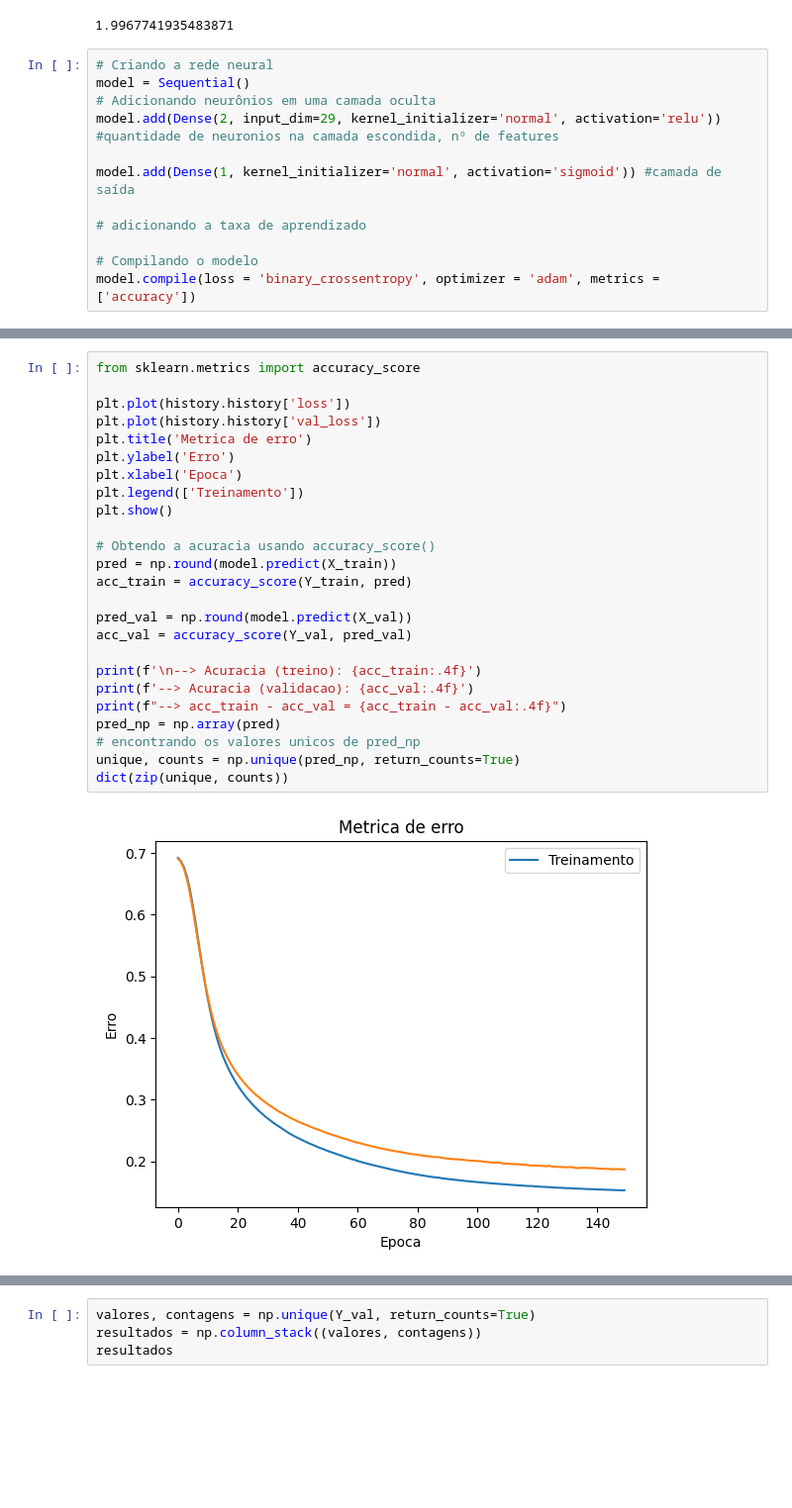
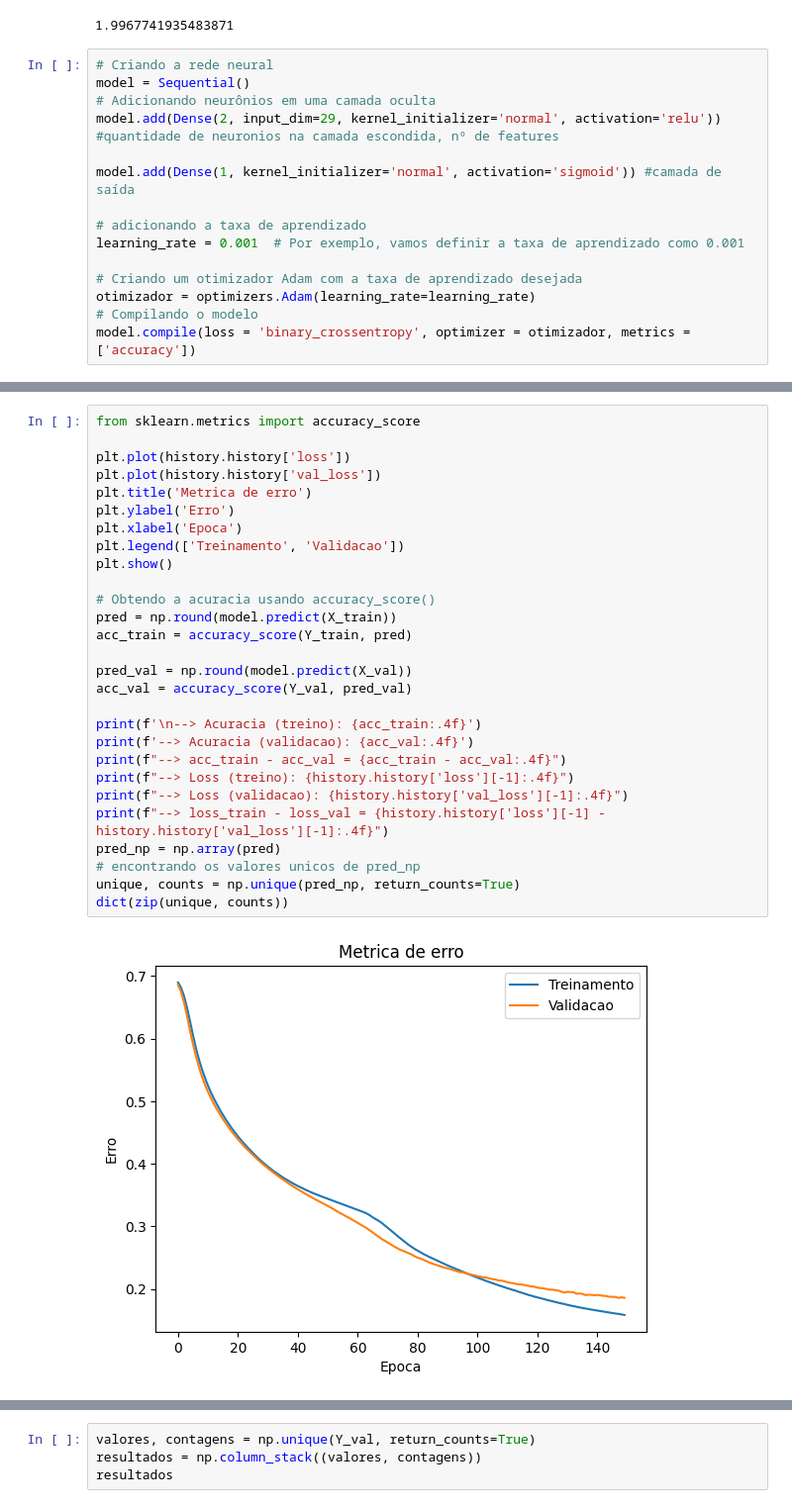
Before and after one commit to HodricVieira/Reconhecimento-de-digitos-ML-2023.2, a Jupyter notebook: Projeto 2.1/rede_neural.ipynb, the cells around one changed output, grey strips where cells are left out. Shown at 99% size. Drawn from its saved outputs; the diff is of its cells as text; blank space fills up the shorter version.

```diff
--- a/Projeto 2.1/rede_neural.ipynb
+++ b/Projeto 2.1/rede_neural.ipynb
@@ -95,9 +125,12 @@ model.add(Dense(2, input_dim=29, kernel_initializer='normal', activation='relu')
 model.add(Dense(1, kernel_initializer='normal', activation='sigmoid')) #camada de saída
 
 # adicionando a taxa de aprendizado
+learning_rate = 0.001  # Por exemplo, vamos definir a taxa de aprendizado como 0.001
 
+# Criando um otimizador Adam com a taxa de aprendizado desejada
+otimizador = optimizers.Adam(learning_rate=learning_rate)
 # Compilando o modelo
-model.compile(loss = 'binary_crossentropy', optimizer = 'adam', metrics = ['accuracy'])
+model.compile(loss = 'binary_crossentropy', optimizer = otimizador, metrics = ['accuracy'])
 # %%
 #Treinando a rede neural
 history = model.fit(X_train, Y_train, validation_data=(X_val, Y_val), epochs=150, batch_size=BATCH_SIZE, verbose=1)
@@ -122,28 +155,31 @@ Epoch 150/150
 # %%
 from sklearn.metrics import accuracy_score
 
 plt.plot(history.history['loss'])
 plt.plot(history.history['val_loss'])
 plt.title('Metrica de erro')
 plt.ylabel('Erro')
 plt.xlabel('Epoca')
-plt.legend(['Treinamento'])
+plt.legend(['Treinamento', 'Validacao'])
 plt.show()
 
 # Obtendo a acuracia usando accuracy_score()
 pred = np.round(model.predict(X_train))
 acc_train = accuracy_score(Y_train, pred)
 
 pred_val = np.round(model.predict(X_val))
 acc_val = accuracy_score(Y_val, pred_val)
 
 print(f'\n--> Acuracia (treino): {acc_train:.4f}')
 print(f'--> Acuracia (validacao): {acc_val:.4f}')
 print(f"--> acc_train - acc_val = {acc_train - acc_val:.4f}")
+print(f"--> Loss (treino): {history.history['loss'][-1]:.4f}")
+print(f"--> Loss (validacao): {history.history['val_loss'][-1]:.4f}")
+print(f"--> loss_train - loss_val = {history.history['loss'][-1] - history.history['val_loss'][-1]:.4f}")
 pred_np = np.array(pred)
 # encontrando os valores unicos de pred_np
 unique, counts = np.unique(pred_np, return_counts=True)
 dict(zip(unique, counts))
 # %% [output]
-[figure, old version]
+[figure, new version]
 20/20 ━━━━━━━━━━━━━━━━━━━━ 0s 2ms/step
```
Also changed, not shown: parts of 12 cells of this notebook, 1 other file.
